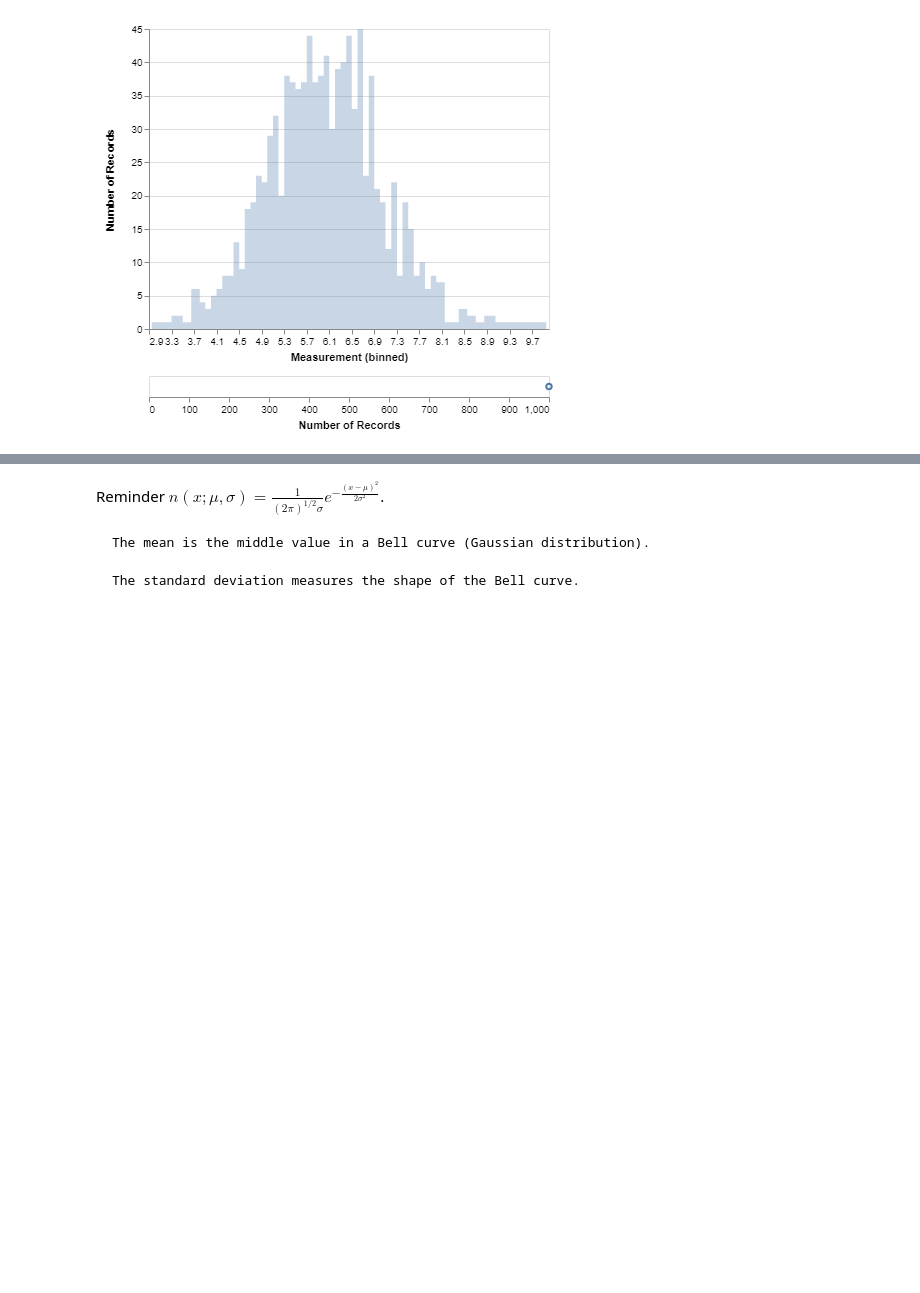
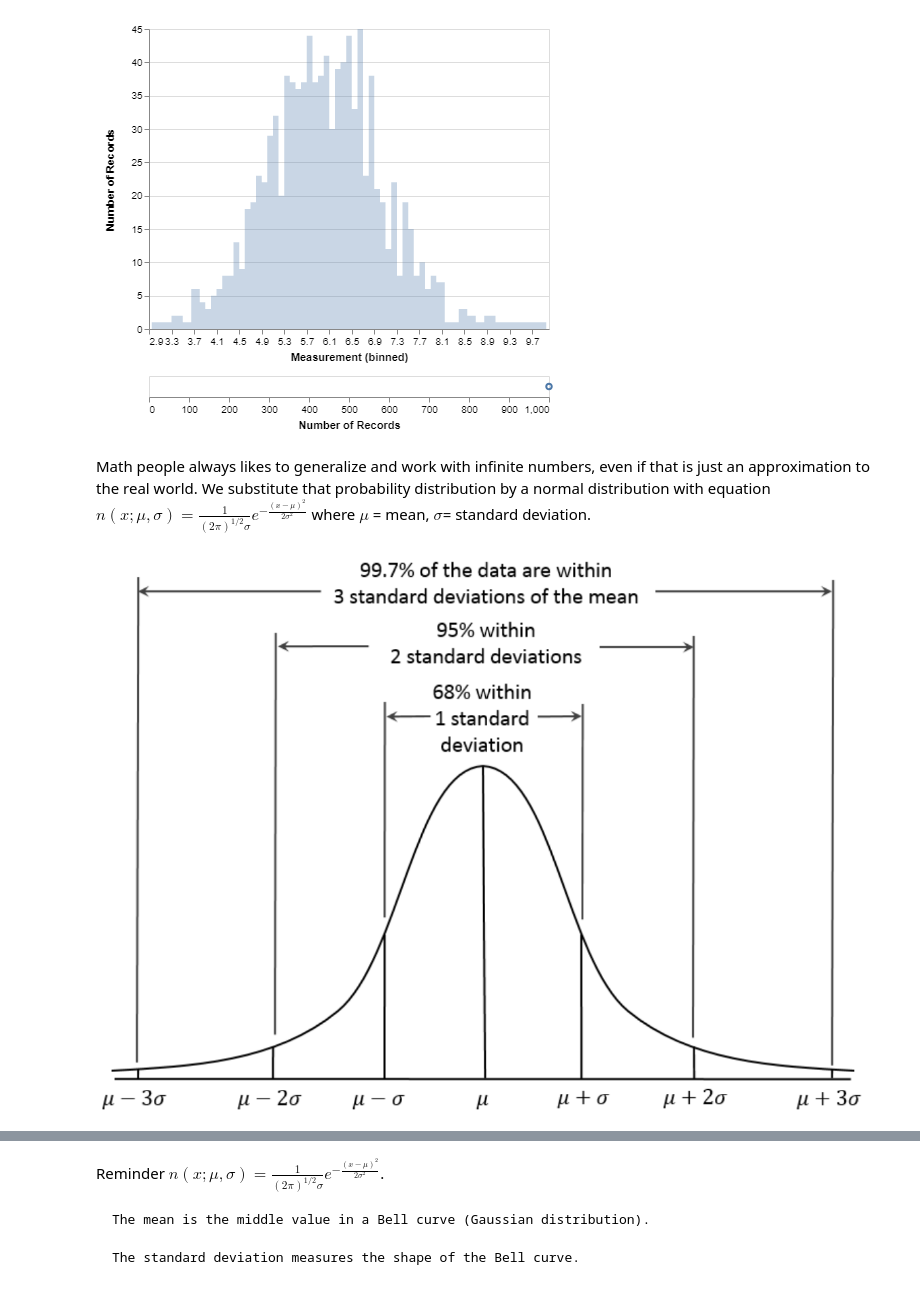
Before and after one commit to Rubiel1/ModelBasedMLCh3, a Jupyter notebook: Pyro notebook on matching (work in progress).ipynb, the cells around one changed output, grey strips where cells are left out. Cells and saved outputs as stored; diff of their text form; code cells hidden in the pictures; blank space fills up the shorter version.

```diff
--- a/Pyro notebook on matching (work in progress).ipynb
+++ b/Pyro notebook on matching (work in progress).ipynb
@@ -62,4 +64,10 @@ ats & hist
 # %% [output]
 <vega.vegalite.VegaLite at 0x...>
 [figure]
+# %% [markdown]
+Math people always likes to generalize and work with infinite numbers, even if that is just an approximation to the real world. We substitute that probability distribution by a normal distribution  with equation $n(x;\mu,\sigma)=\frac{1}{(2\pi)^{1/2} \sigma}e^{-\frac{(x-\mu)^2}{2\sigma^2}}$ where $\mu$ = mean, $\sigma$=  standard deviation.
+# %%
+Image('img/normal.png')
+# %% [output]
+[figure, added]
 # %% [markdown]
```
Also changed, not shown: parts of 30 cells of this notebook, 5 other files.
